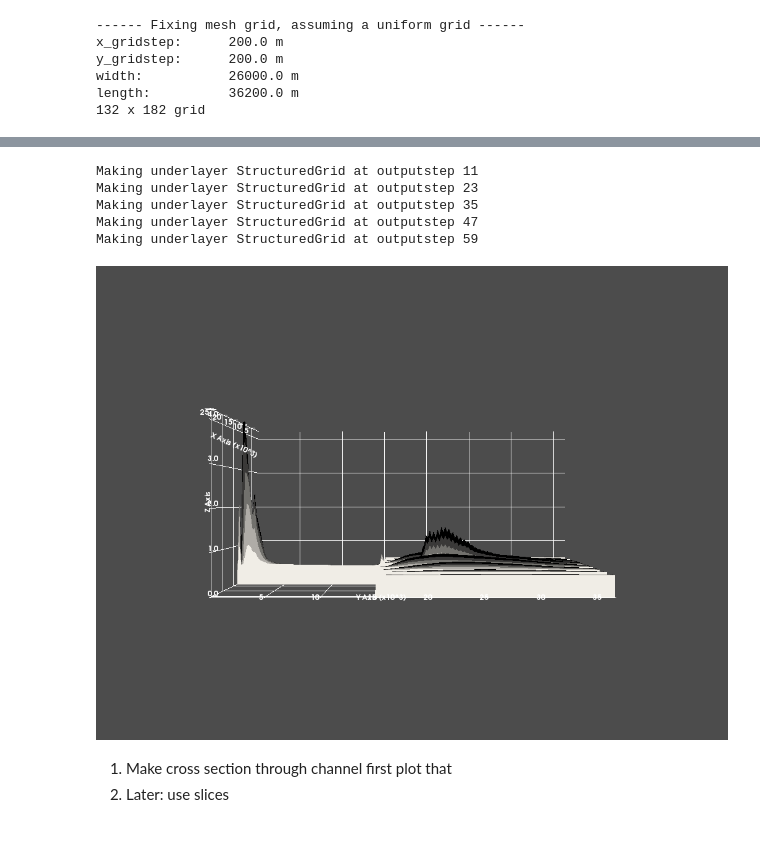
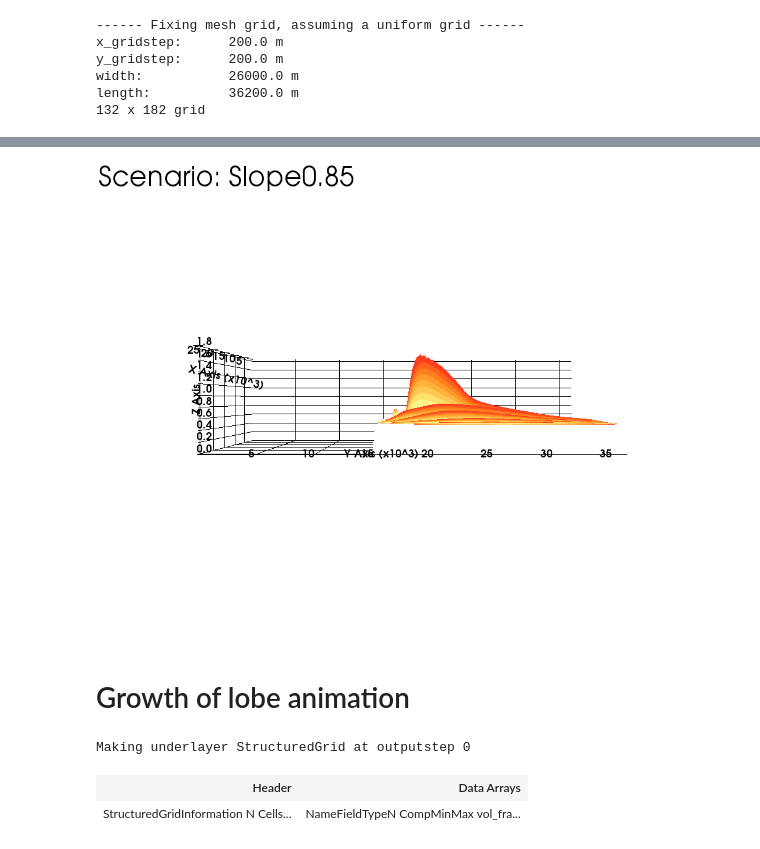
Before and after one commit to JulesBlm/Delft3D-Python-Thesis, a Jupyter notebook: PyVistaMultirunDeposits.ipynb, the cells around one changed output, grey strips where cells are left out. Cells and saved outputs as stored; diff of their text form; code cells hidden in the pictures.

Commit message:
wooork mostly plots

```diff
--- a/PyVistaMultirunDeposits.ipynb
+++ b/PyVistaMultirunDeposits.ipynb
@@ -51,6 +64,6 @@ length:          36200.0 m
 nr_time_steps = int(trim.time.size)
 nr_of_datasets = int(len(files.value))
 steps_per_dataset = int(nr_time_steps/nr_of_datasets)
-times = [i for i in range(steps_per_dataset-1, nr_time_steps+1, steps_per_dataset)]
-times
+timesteps = [i for i in range(steps_per_dataset-1, nr_time_steps+1, steps_per_dataset)]
+timesteps
 # %% [output]
@@ -57,0 +95,4 @@ times
+# %%
+colorstep = int(len(blues)/nr_of_datasets)
+colors = list(reversed(CET_L18[10::colorstep]))
+colors
@@ -57,0 +111,2 @@ times
+# %%
+StructGrids = [makeStructuredGridUnderlayers(trim, time=timestep) for timestep in timesteps]
@@ -57,0 +125,3 @@ times
+# %%
+# slice_orthogonal(x=channel_x]) # if slice ortho subtly shift x to prevent z fighting
+ChannelSlices = reversed([Grid.slice_along_axis(n=12, axis="x") for Grid in StructGrids])
@@ -58 +132,14 @@ times
+# %%
+p = pv.Plotter(notebook=True)
+[p.add_mesh(Slice, color=colors[i]) for (i, Slice) in enumerate(ChannelSlices)]
+p.enable_depth_peeling(10)
+p.add_text(f"Scenario: {scenario}", position='upper_left')
+# p.add_mesh(StructGrids[0].outline())
+p.show_grid()
+p.set_scale(zscale=5000)
+p.show(cpos='yz', screenshot=f"output_material/{scenario}_3d_deposits.png")
+# %% [output]
+[figure, added]
+# %% [markdown]
+# Growth of lobe animation
 # %%
@@ -72,8 +154,0 @@ channel_x = trim.XZ.isel(N=0, M=channel_index).values
-# %%
-StructGrids = [makeStructuredGridUnderlayers(trim, time=timestep) for timestep in times]
-# %% [output]
-Making underlayer StructuredGrid at outputstep 11
-Making underlayer StructuredGrid at outputstep 23
-Making underlayer StructuredGrid at outputstep 35
-Making underlayer StructuredGrid at outputstep 47
-Making underlayer StructuredGrid at outputstep 59
@@ -88,12 +155,8 @@ colors = gray[::colorstep]
-# %%
-p = pv.Plotter(notebook=True)
-[p.add_mesh(Slice, color=colors[i]) for (i, Slice) in enumerate(ChannelSlices)]
-p.enable_depth_peeling(10)
-p.show_grid()
-p.set_scale(zscale=4000)
-p.show(cpos='yz')
-# %% [output]
-[figure, removed]
-# %% [markdown]
-1. Make cross section through channel first plot that
-2. Later: use slices
+# %%
+# Create and structured grid
+initial_underlayers = makeStructuredGridUnderlayers(trim, time=0)
+initial_underlayers
+# %% [output]
+Making underlayer StructuredGrid at outputstep 0
+| Header | Data Arrays |
+| StructuredGridInformation N Cells... | NameFieldTypeN CompMinMax vol_fra... |
```
Also changed, not shown: parts of 19 cells of this notebook, 9 other files.
